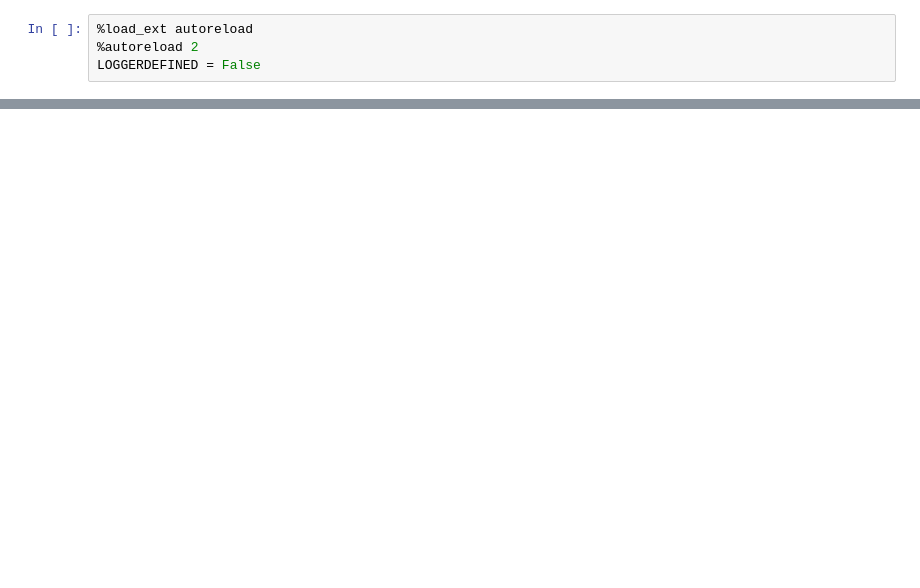
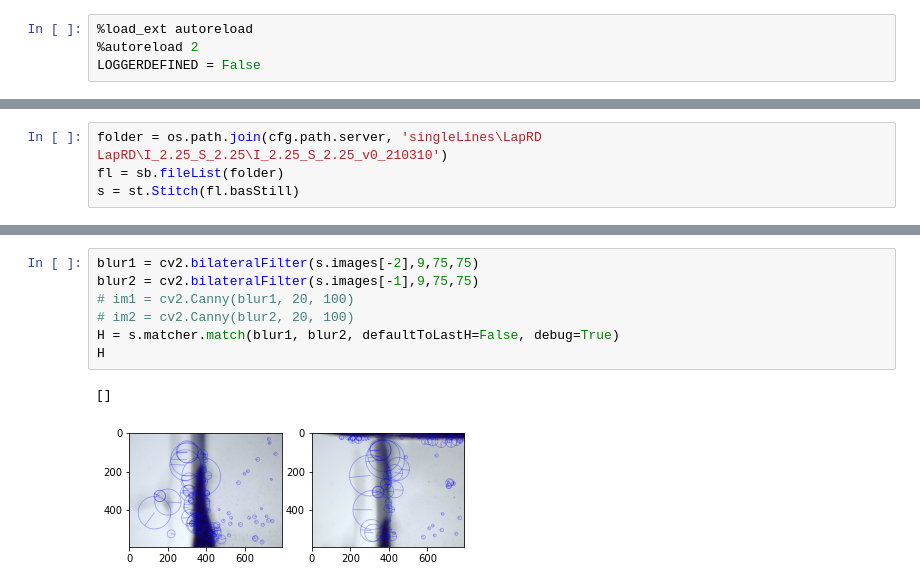
Before and after one commit to usnistgov/embedded3DPvids, a Jupyter notebook: ipynb/stitching.ipynb, the cells around one changed output, grey strips where cells are left out. Drawn from its saved outputs; the diff is of its cells as text; blank space fills up the shorter version.

```diff
--- a/ipynb/stitching.ipynb
+++ b/ipynb/stitching.ipynb
@@ -27,0 +53,4 @@ DEBUG: Stitching 7 images in I_2.25_S_2.25_210517
+# %%
+folder = os.path.join(cfg.path.server, 'singleLines\LapRD LapRD\I_2.25_S_2.25\I_2.25_S_2.25_v0_210310')
+fl = sb.fileList(folder)
+s = st.Stitch(fl.basStill)
@@ -27,0 +65,10 @@ DEBUG: Stitching 7 images in I_2.25_S_2.25_210517
+# %%
+blur1 = cv2.bilateralFilter(s.images[-2],9,75,75)
+blur2 = cv2.bilateralFilter(s.images[-1],9,75,75)
+# im1 = cv2.Canny(blur1, 20, 100)
+# im2 = cv2.Canny(blur2, 20, 100)
+H = s.matcher.match(blur1, blur2, defaultToLastH=False, debug=True)
+H
+# %% [output]
+[]
+[figure, added]
```
Also changed, not shown: parts of 9 cells of this notebook, 6 other files.
